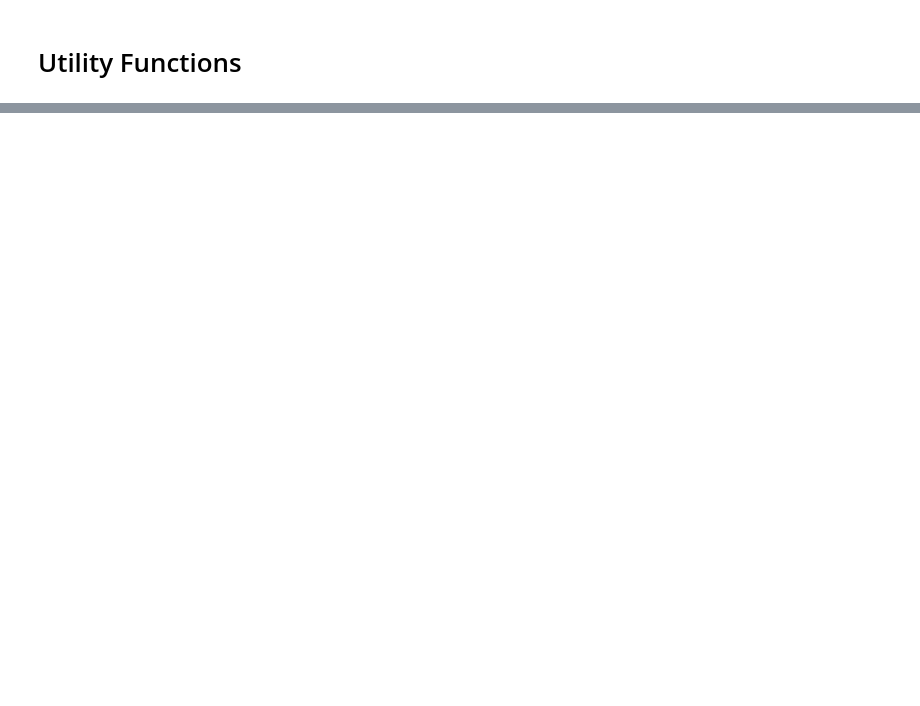
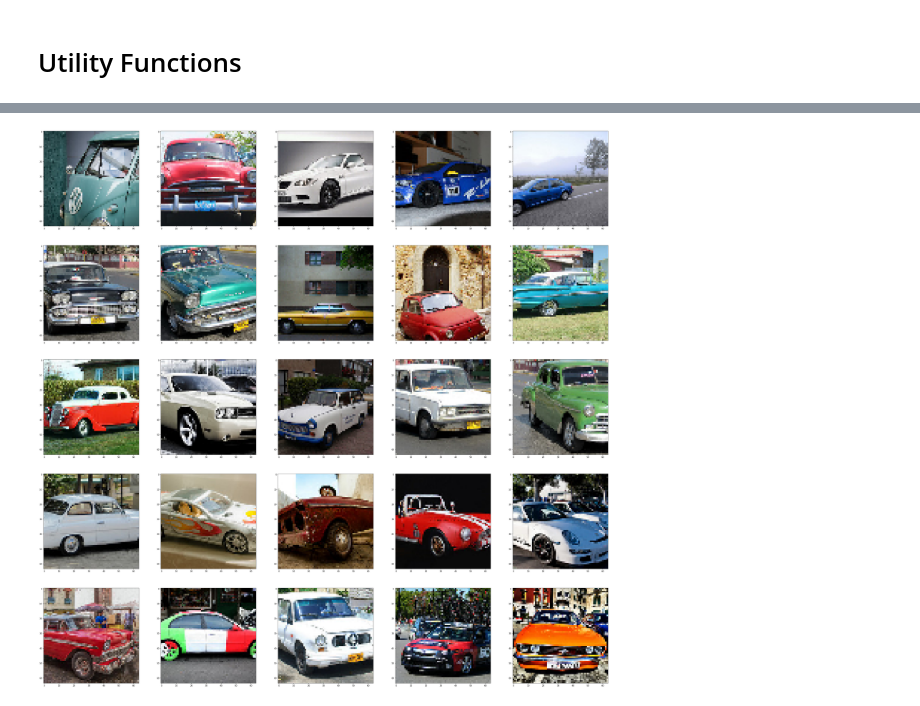
Before and after one commit to alexyku/deep_mcmcp_visualization, a Jupyter notebook: Scrape-Flickr.ipynb, the cells around one changed output, grey strips where cells are left out. Saved outputs shown, nothing was run; the diff lists cells and outputs as text; code cells hidden in the pictures; blank space fills up the shorter version.

```diff
--- a/Scrape-Flickr.ipynb
+++ b/Scrape-Flickr.ipynb
@@ -93,0 +104,12 @@ imshows([scrop(url_imread(url), rdim=64) for url in flickr_api_call('car', 10)])
+# %%
+urls = flickr_api_call('car', 5*5)
+imgs = [scrop(url_imread(url), rdim=64) for url in urls]
+
+scale = 10
+fig, axs = plt.subplots(nrows=5, ncols=5, figsize=(scale*5, scale*5))
+for i in range(5):
+    for j in range(5):
+        axs[i, j].imshow(imgs[i*5+j])
+plt.show()
+# %% [output]
+[figure, added]
```
Also changed, not shown: parts of 7 cells of this notebook.
